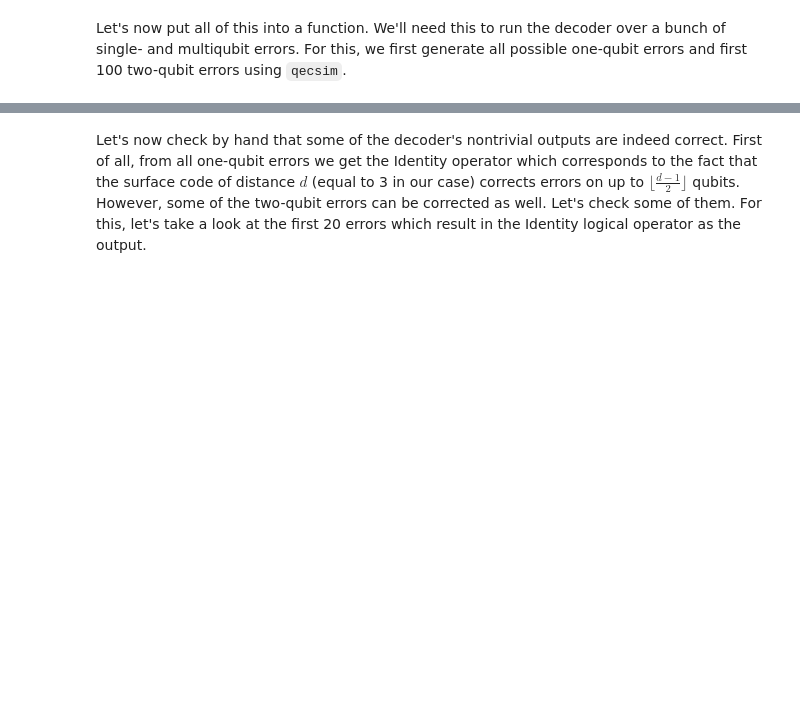
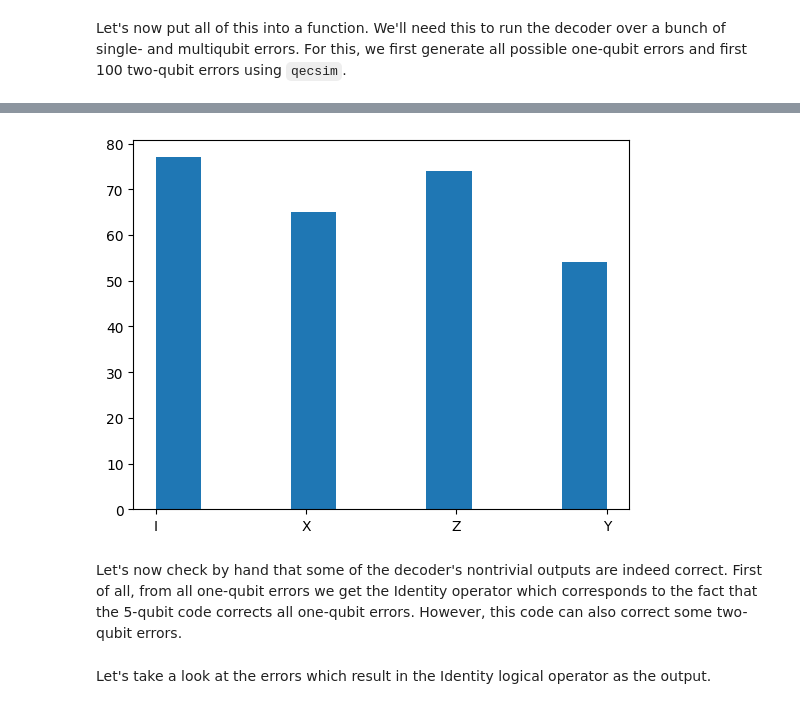
Before and after one commit to quicophy/mdopt, a Jupyter notebook: docs/source/quantum_five_qubit.ipynb, the cells around one changed output, grey strips where cells are left out. Drawn from its saved outputs; the diff is of its cells as text; code cells hidden in the pictures; blank space fills up the shorter version.

```diff
--- a/docs/source/quantum_five_qubit.ipynb
+++ b/docs/source/quantum_five_qubit.ipynb
@@ -67,0 +42,15 @@ custom_code_logicals_sites(stabilizer_generators, logical_operators)
+# %%
+stabilizer_generators = [
+    "XZZXI",
+    "IXZZX",
+    "XIXZZ",
+    "ZXIXZ",
+]
+x_logical_operators = [
+    "XXXXX",
+]
+z_logical_operators = [
+    "ZZZZZ",
+]
+logical_operators = x_logical_operators + z_logical_operators
+num_qubits = len(stabilizer_generators[0])
@@ -285,7 +300,8 @@ plt.show()
 # %% [markdown]
 Let's now put all of this into a function. We'll need this to run the decoder over a bunch of single- and multiqubit errors. For this, we first generate all possible one-qubit errors and first 100 two-qubit errors using `qecsim`.
 # %%
-one_qubit_paulis = list(pt.ipauli(n_qubits=len(code), min_weight=1, max_weight=1))
-two_qubit_paulis = list(pt.ipauli(n_qubits=len(code), min_weight=2, max_weight=2))[:99]
+one_qubit_paulis = pt.ipauli(n_qubits=num_qubits, min_weight=1, max_weight=1)
+two_qubit_paulis = pt.ipauli(n_qubits=num_qubits, min_weight=2, max_weight=2)
+three_qubit_paulis = pt.ipauli(n_qubits=num_qubits, min_weight=3, max_weight=3)
 # %%
 one_qubit_outputs = [
@@ -299,6 +333,21 @@ two_qubit_outputs = [
     for error in tqdm(two_qubit_paulis)
 ]
 two_qubit_corrections_distribution = [output[0] for output in two_qubit_outputs]
+# %%
+three_qubit_outputs = [
+    decode_custom(
+        stabilizers=stabilizer_generators,
+        x_logicals=x_logical_operators,
+        z_logicals=z_logical_operators,
+        error=error,
+        chi_max=1e4,
+        bias_type="Bitflip",
+        bias_prob=0.1,
+        silent=True,
+    )
+    for error in tqdm(three_qubit_paulis)
+]
+three_qubit_corrections_distribution = [output[0] for output in three_qubit_outputs]
 # %%
 def map_distribution_to_pauli(distribution):
     mapping = {0: "I", 1: "X", 2: "Z", 3: "Y"}
@@ -318,2 +371,7 @@ plt.show()
+# %%
+plt.hist(map_distribution_to_pauli(three_qubit_corrections_distribution))
+plt.show()
+# %% [output]
+[figure, added]
 # %% [markdown]
-Let's now check by hand that some of the decoder's nontrivial outputs are indeed correct. First of all, from all one-qubit errors we get the Identity operator which corresponds to the fact that the surface code of distance $d$ (equal to 3 in our case) corrects errors on up to $ \lfloor \frac{d-1}{2} \rfloor $ qubits. However, some of the two-qubit errors can be corrected as well. Let's check some of them. For this, let's take a look at the first 20 errors which result in the Identity logical operator as the output.
+Let's now check by hand that some of the decoder's nontrivial outputs are indeed correct. First of all, from all one-qubit errors we get the Identity operator which corresponds to the fact that the 5-qubit code corrects all one-qubit errors. However, this code can also correct some two-qubit errors.
@@ -320 +382,3 @@ Let's now check by hand that some of the decoder's nontrivial outputs are indeed
+# %% [markdown]
+Let's take a look at the errors which result in the Identity logical operator as the output.
 # %%
```
Also changed, not shown: parts of 54 cells of this notebook, 2 other files.
